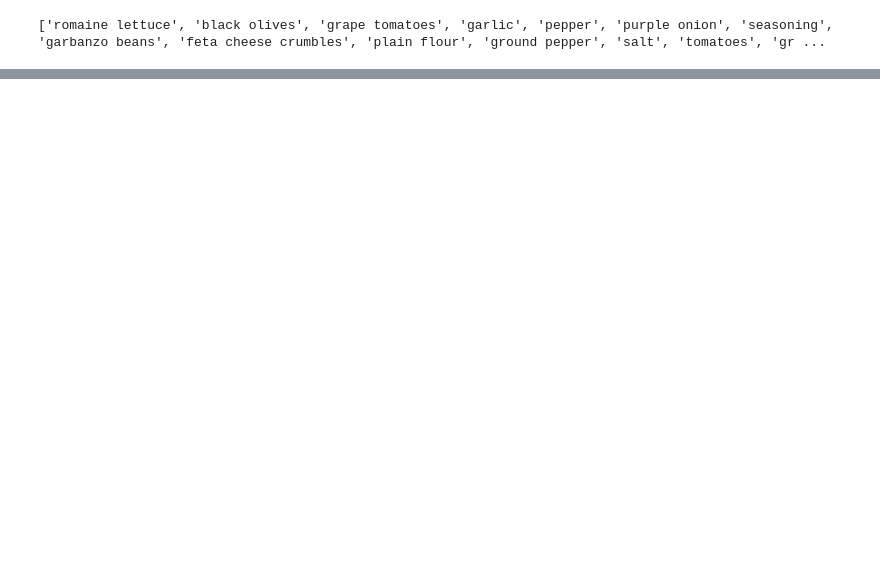
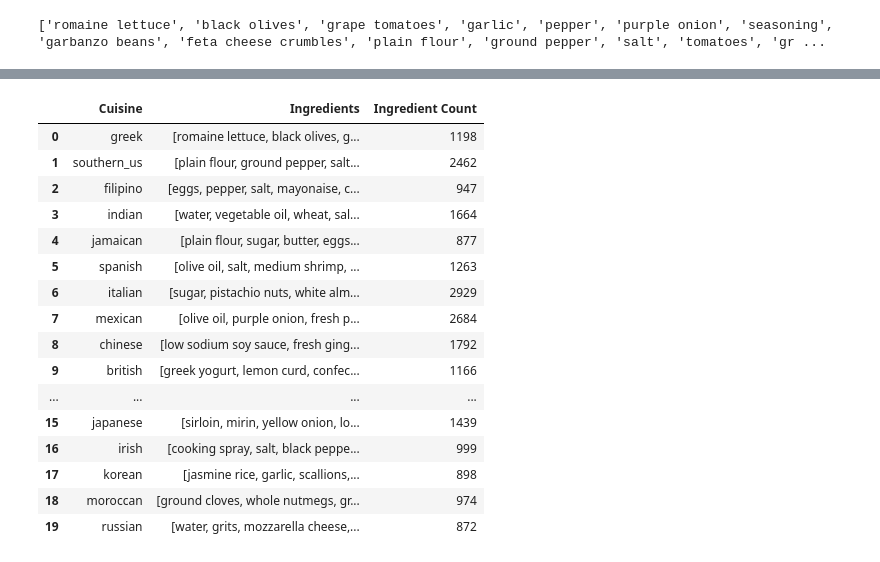
Before and after one commit to totopi/Kaggles, a Jupyter notebook: Cooking/WhatsCooking.ipynb, the cells around one changed output, grey strips where cells are left out. Saved outputs shown, nothing was run; the diff lists cells and outputs as text; code cells hidden in the pictures; blank space fills up the shorter version.

```diff
--- a/Cooking/WhatsCooking.ipynb
+++ b/Cooking/WhatsCooking.ipynb
@@ -23,7 +23,7 @@ id_list = [recipe['id'] for recipe in data]
 ingredients_list = [recipe['ingredients'] for recipe in data]
 food_df = pd.DataFrame({'Cuisine': cuisine_list, 'ID': id_list, 'Ingredients': ingredients_list})
 unique_cuisine = food_df['Cuisine'].unique()
-ingredients_df = pd.DataFrame({"Cuisine": unique_cuisine})
+cuisine_df = pd.DataFrame({"Cuisine": unique_cuisine})
 # %%
 # idk maybe start with allllll of the ingredients?
 ingredient_unique_list = []
@@ -47,0 +44,37 @@ food_df.head()
+# %%
+# Maybe it's helpful to have a list of each cuisine's ingredients?
+food = []
+cuisine_df["Ingredients"] = ""
+for index, key in cuisine_df.iterrows():
+    for indexs, keys in food_df.loc[food_df["Cuisine"] == key["Cuisine"]].iterrows():
+        for ingr in keys["Ingredients"]:
+            if ingr not in food:
+                food.append(ingr)
+        cuisine_df.set_value(index, "Ingredients", food)
+    food = []
+# %%
+# As well as the total number of unique ingredients maybe?????
+
+cuisine_df["Ingredient Count"] = ""
+for index, key in cuisine_df.iterrows():
+    length = len(key["Ingredients"])
+    cuisine_df.set_value(index, "Ingredient Count", length)
+cuisine_df
+# %% [output]
+|  | Cuisine | Ingredients | Ingredient Count |
+| 0 | greek | [romaine lettuce, black olives, g... | 1198 |
+| 1 | southern_us | [plain flour, ground pepper, salt... | 2462 |
+| 2 | filipino | [eggs, pepper, salt, mayonaise, c... | 947 |
+| 3 | indian | [water, vegetable oil, wheat, sal... | 1664 |
+| 4 | jamaican | [plain flour, sugar, butter, eggs... | 877 |
+| 5 | spanish | [olive oil, salt, medium shrimp, ... | 1263 |
+| 6 | italian | [sugar, pistachio nuts, white alm... | 2929 |
+| 7 | mexican | [olive oil, purple onion, fresh p... | 2684 |
+| 8 | chinese | [low sodium soy sauce, fresh ging... | 1792 |
+| 9 | british | [greek yogurt, lemon curd, confec... | 1166 |
+| ... | ... | ... | ... |
+| 15 | japanese | [sirloin, mirin, yellow onion, lo... | 1439 |
+| 16 | irish | [cooking spray, salt, black peppe... | 999 |
+| 17 | korean | [jasmine rice, garlic, scallions,... | 898 |
+| 18 | moroccan | [ground cloves, whole nutmegs, gr... | 974 |
+| 19 | russian | [water, grits, mozzarella cheese,... | 872 |
```
Also changed, not shown: parts of 2 cells of this notebook.
